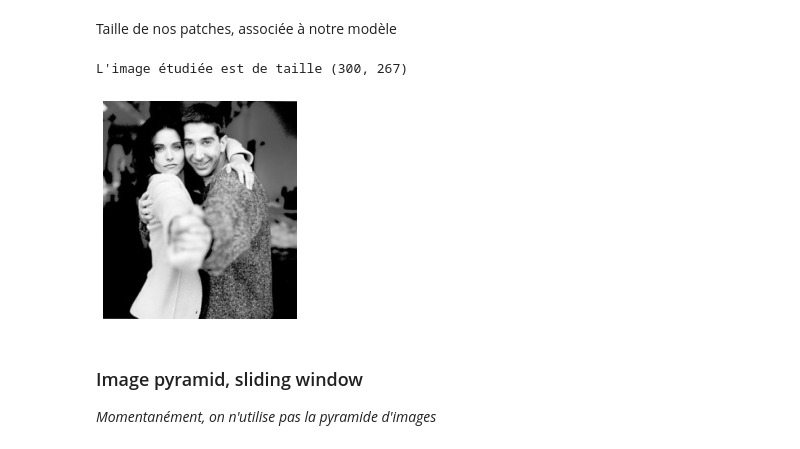
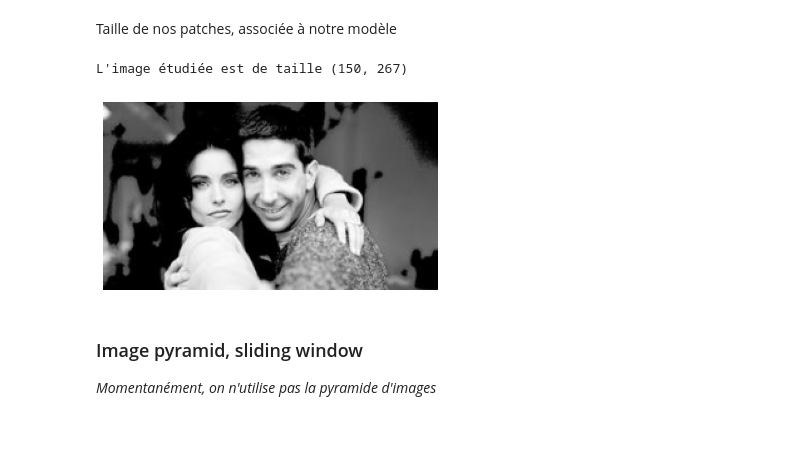
Before and after one commit to Jules02/TIPE, a Jupyter notebook: main.ipynb, the cells around one changed output. Cells and saved outputs as stored; diff of their text form; code cells hidden in the pictures.

```diff
--- a/main.ipynb
+++ b/main.ipynb
@@ -19,22 +19,24 @@ positive_patches_shape = (62, 47)
 # %%
 test_image = cv2.imread('img/ew-courtney-david.jpg')
 
 test_image = color.rgb2gray(test_image)
 
 # Paramètre dont on étudiera l'influence
 (H_MAX, W_MAX) = (300, 600)
 
 if test_image.shape[0] > H_MAX or test_image.shape[1] > W_MAX:
     s = min(H_MAX / test_image.shape[0], W_MAX / test_image.shape[1])
     test_image = transform.rescale(test_image, s)
 
+test_image = test_image[:150]
+
 print("L'image étudiée est de taille {}".format(test_image.shape))
 
 plt.imshow(test_image, cmap="gray")
 plt.axis('off');
 # %% [output]
-L'image étudiée est de taille (300, 267)
+L'image étudiée est de taille (150, 267)
-[figure, old version]
+[figure, new version]
 # %% [markdown]
 ### Image pyramid, sliding window
 
```
Also changed, not shown: parts of 6 cells of this notebook, 1 other file.
